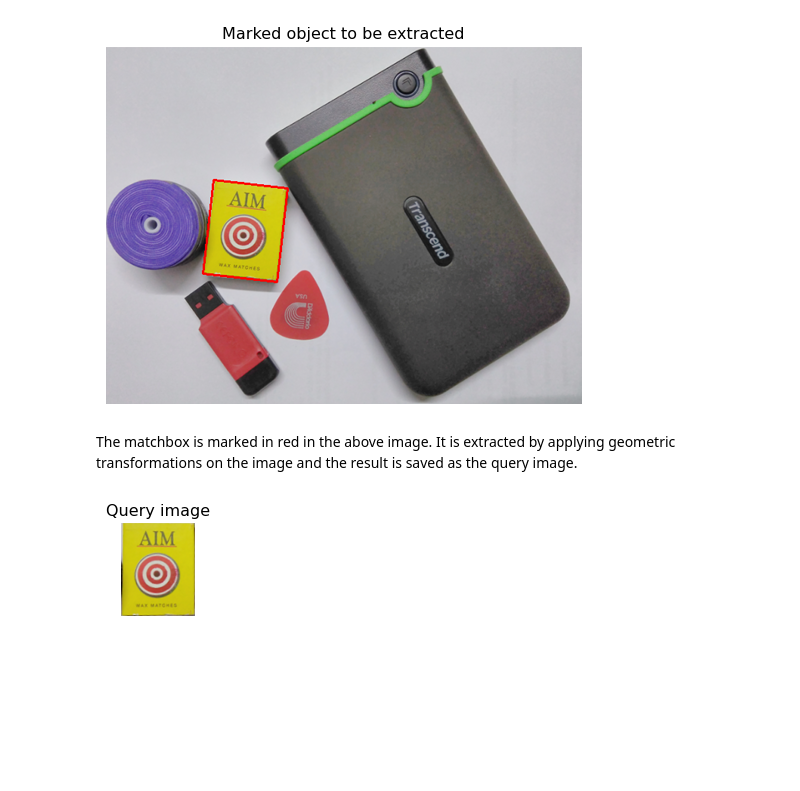
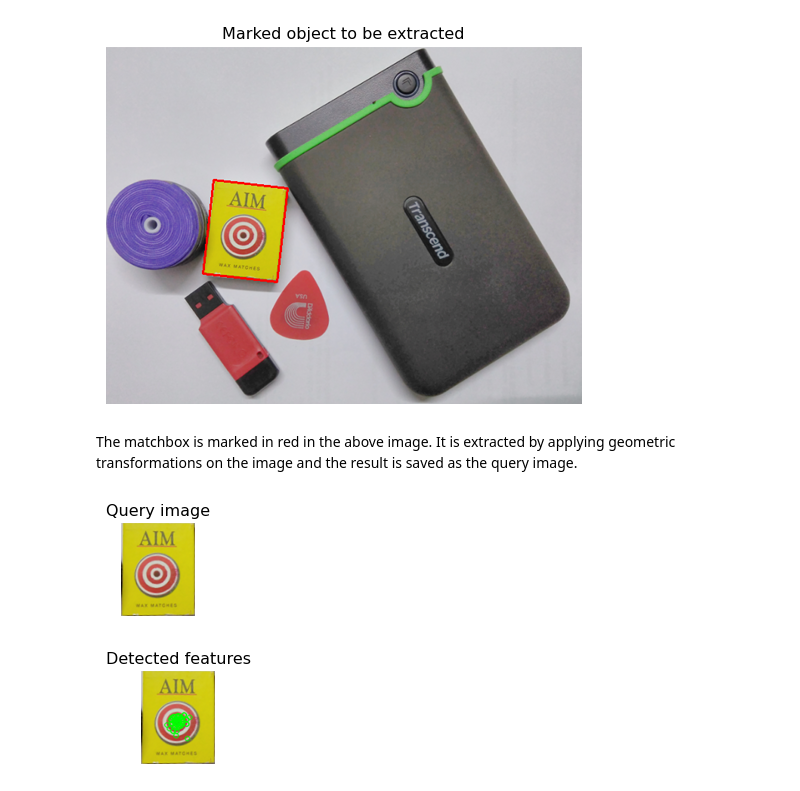
Before and after one commit to shahzadahsan97/Object_recognition_using_feature_matching, a Jupyter notebook: ORUFM.ipynb, the cells around one changed output. Cells and saved outputs as stored; diff of their text form; code cells hidden in the pictures; blank space fills up the shorter version.

Commit message:
detect features

```diff
--- a/ORUFM.ipynb
+++ b/ORUFM.ipynb
@@ -108,3 +108,14 @@ query_img = warped
 show_image(query_img, 'Query image', 'RGB')
 # %% [output]
 [figure]
+# %%
+# Create an ORB object
+orb = cv2.ORB_create()
+
+# Detect and visualize the features
+features = orb.detect(query_img, None)
+f_img = cv2.drawKeypoints(query_img, features, None, color = (0, 255, 0), flags = 0)
+
+show_image(f_img, 'Detected features', 'RGB')
+# %% [output]
+[figure, added]
```
